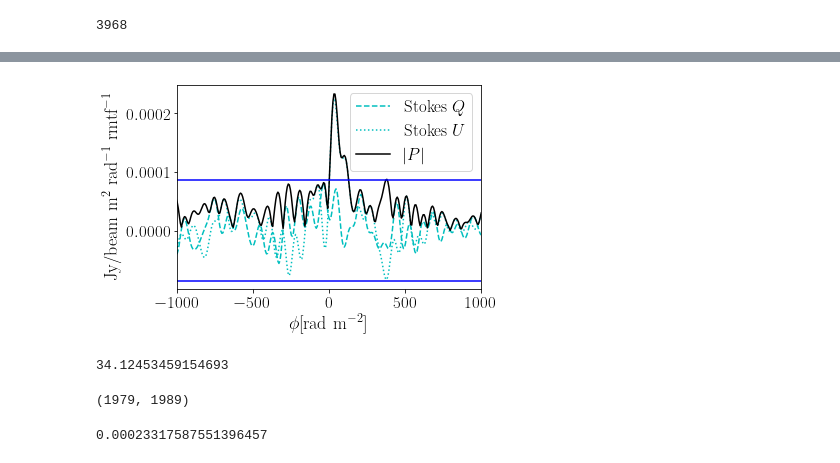
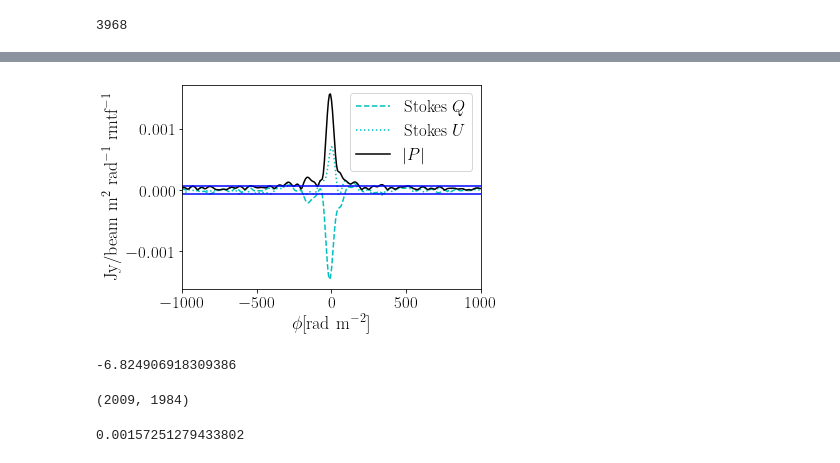
Before and after one commit to miguelcarcamov/csromer, a Jupyter notebook: sandboxes/test_LOS.ipynb, the cells around one changed output, grey strips where cells are left out. Drawn from its saved outputs; the diff is of its cells as text; code cells hidden in the pictures.

```diff
--- a/sandboxes/test_LOS.ipynb
+++ b/sandboxes/test_LOS.ipynb
@@ -270,9 +270,12 @@ theo_noise * 1000.0
 # %%
 #wav = None
-wav = DiscreteWavelet(wavelet_name="db4", mode="periodization", append_signal=True)
-#wav = UndecimatedWavelet(wavelet_name="coif2", mode="periodization", append_signal=False)
+#wav = DiscreteWavelet(wavelet_name="coif3", mode="periodization", append_signal=False)
+wav = UndecimatedWavelet(wavelet_name="sym2", mode="periodization", append_signal=False)
 # %%
-lambda_l1 = np.sqrt(measurements.m + 2*np.sqrt(measurements.m)) * 2. * theo_noise
+if wav is None:
+    lambda_l1 = np.sqrt(measurements.m + 2*np.sqrt(measurements.m)) * np.sqrt(2) * np.mean(measurements.sigma)
+else:
+    lambda_l1 = np.sqrt(measurements.m + 2*np.sqrt(measurements.m)) * 2.0 * np.sqrt(2) * np.mean(measurements.sigma)
 #lambda_l1 = np.sqrt(len(measurements.data)) * noise_F
 #lambda_l1 /= 4
 #lambda_tsv = 0.0
@@ -306,7 +314,10 @@ nufft.parameter.n
 # %% [output]
 3968
 # %%
-opt = FISTA(guess_param=parameter, F_obj=F_obj, fx=chi2, gx=g_obj, noise=2.*theo_noise, verbose=True)
-#opt = FISTA(i_guess=F_real, F_obj=F_obj, fx=chi2, gx=g_obj, maxiter=1000, noise=1e-5, verbose=True)
+if wav is None:
+    opt = FISTA(guess_param=parameter, F_obj=F_obj, fx=chi2, gx=g_obj, noise=theo_noise, verbose=True)
+else:
+    opt = FISTA(guess_param=parameter, F_obj=F_obj, fx=chi2, gx=g_obj, noise=2.0*theo_noise, verbose=True)
+
 obj, X = opt.run()
 # %% [output]
@@ -371,5 +385,5 @@ plt.xlim([-1000,1000])
 # %%
-conv_model = X.convolve(normalized=True) + F_residual
+restored = X.convolve(normalized=True) + F_residual
 # %%
 noise_residual = 0.5*(np.std(F_residual.real) + np.std(F_residual.imag))
 noise_residual * 1000.0
@@ -383,29 +401,29 @@ noise * 1000.0
 # %%
-plt.plot(parameter.phi, conv_model.real, 'c--', label=r"Stokes $Q$")
-plt.plot(parameter.phi, conv_model.imag, 'c:', label=r"Stokes $U$")
-plt.plot(parameter.phi, np.abs(conv_model), 'k-', label=r"$|P|$")
+plt.plot(parameter.phi, restored.real, 'c--', label=r"Stokes $Q$")
+plt.plot(parameter.phi, restored.imag, 'c:', label=r"Stokes $U$")
+plt.plot(parameter.phi, np.abs(restored), 'k-', label=r"$|P|$")
 plt.xlim([-1000,1000])
 plt.axhline (y = 5*theo_noise, color = 'b')
 plt.axhline (y = -5*theo_noise, color = 'b')
 plt.xlabel(r'$\phi$[rad m$^{-2}$]')
 plt.ylabel(r'Jy/beam m$^2$ rad$^{-1}$ rmtf$^{-1}$')
 plt.legend(loc='upper right')
 plt.tight_layout()
 # %% [output]
-[figure, old version]
+[figure, new version]
 # %%
-phi_idx = np.argmax(np.abs(conv_model))
+phi_idx = np.argmax(np.abs(restored))
 parameter.phi[phi_idx]
 # %% [output]
-34.12453459154693
+-6.824906918309386
 # %%
-np.argmax(conv_model.real), np.argmax(conv_model.imag)
+np.argmax(restored.real), np.argmax(restored.imag)
 # %% [output]
-(1979, 1989)
+(2009, 1984)
 # %%
-np.max(np.abs(conv_model))
+np.max(np.abs(restored))
 # %% [output]
-0.00023317587551396457
+0.00157251279433802
 # %%
 noise * 1000.0
 # %% [output]
```
Also changed, not shown: parts of 36 cells of this notebook, 8 other files.
